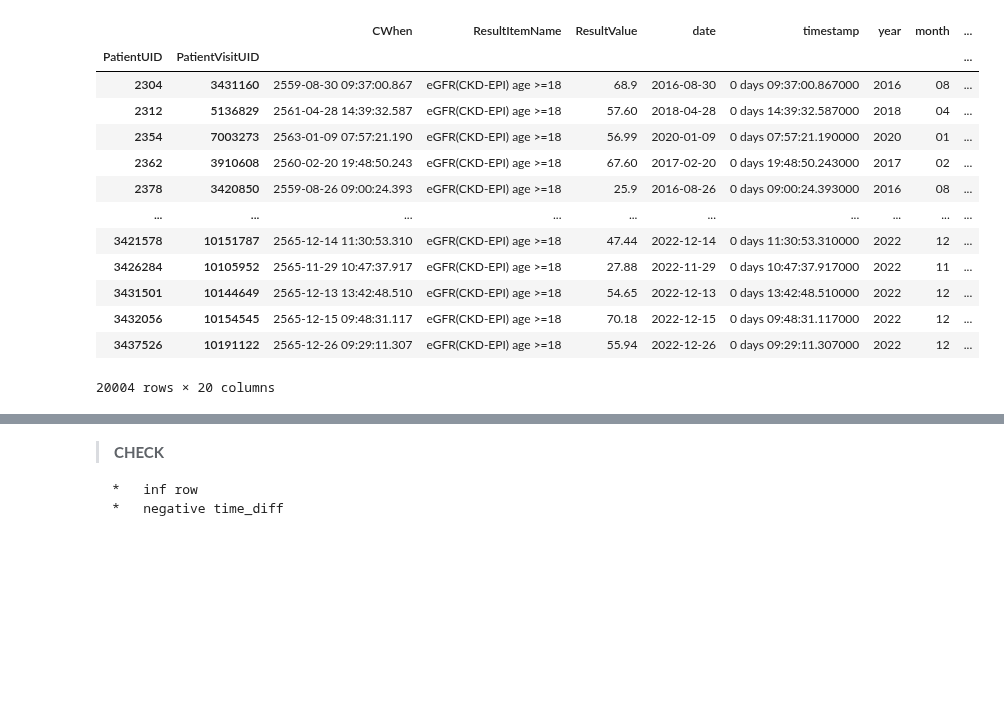
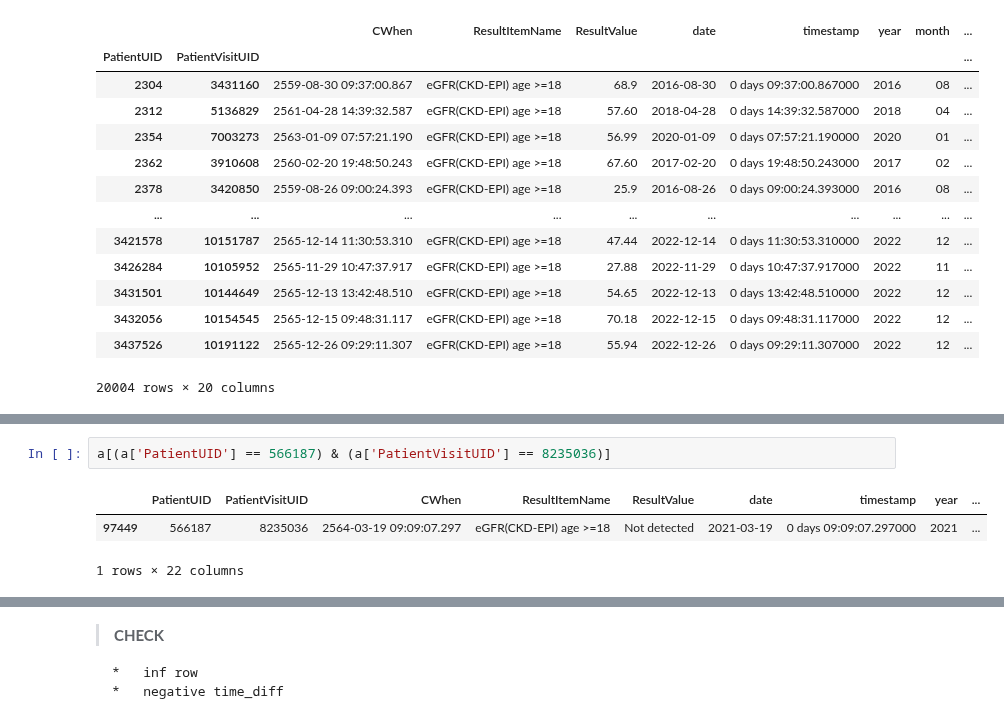
Before and after one commit to nxxk23/PROJECT, a Jupyter notebook: LabSlope.ipynb, the cells around one changed output, grey strips where cells are left out. Drawn from its saved outputs; the diff is of its cells as text; blank space fills up the shorter version.

```diff
--- a/LabSlope.ipynb
+++ b/LabSlope.ipynb
@@ -206,0 +320,6 @@ See the caveats in the documentation: https://pandas.pydata.org/pandas-docs/stab
+# %%
+a[(a['PatientUID'] == 566187) & (a['PatientVisitUID'] == 8235036)]
+# %% [output]
+|  | PatientUID | PatientVisitUID | CWhen | ResultItemName | ResultValue | date | timestamp | year | ... |
+| 97449 | 566187 | 8235036 | 2564-03-19 09:09:07.297 | eGFR(CKD-EPI) age >=18 | Not detected | 2021-03-19 | 0 days 09:09:07.297000 | 2021 | ... |
+1 rows × 22 columns
```
Also changed, not shown: parts of 20 cells of this notebook.
